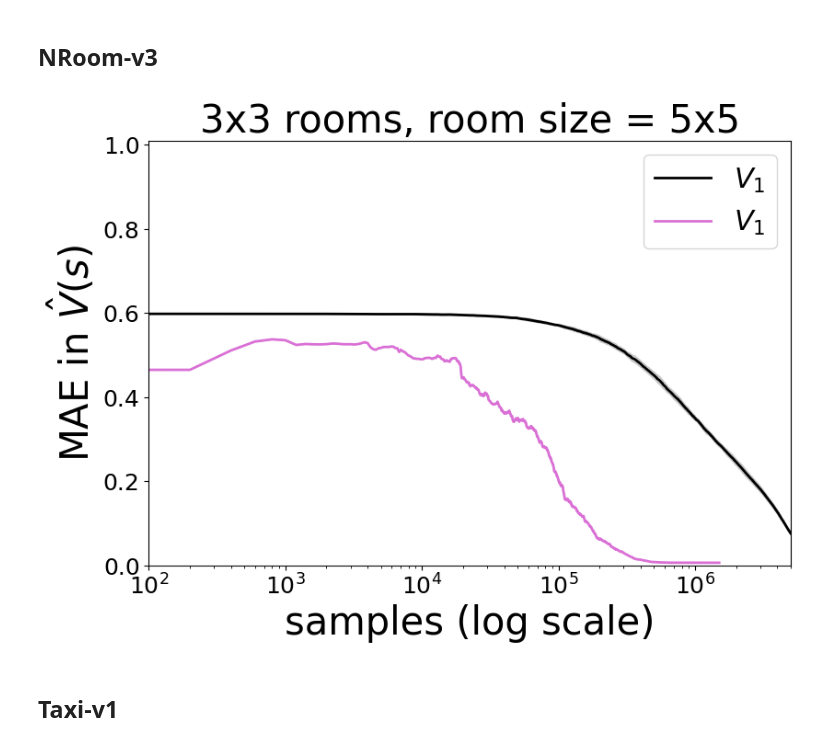
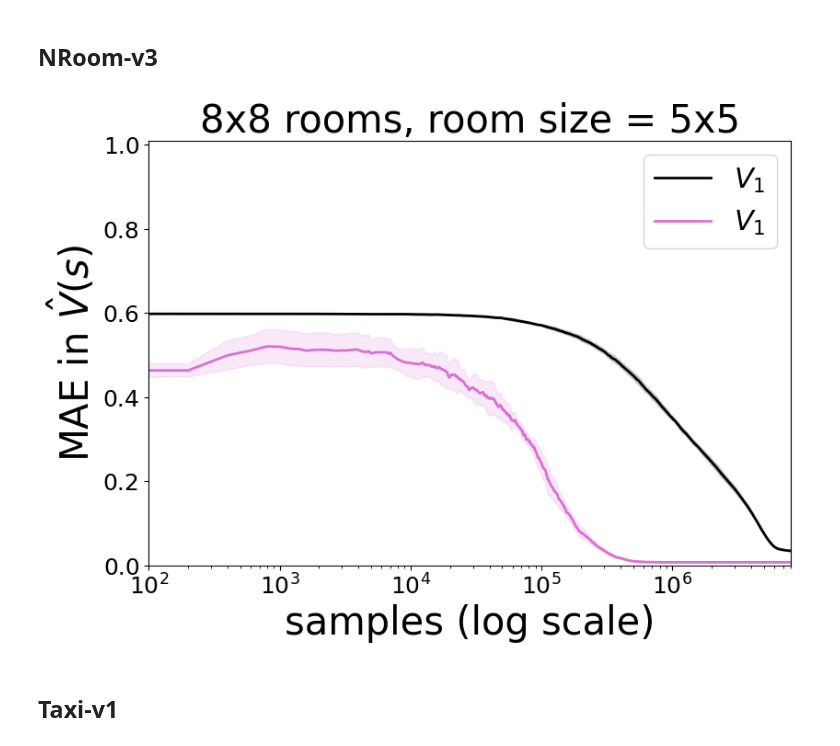
Before and after one commit to guillermoim/halmdps, a Jupyter notebook: notebooks/visualization.ipynb, the cells around one changed output. Saved outputs shown, nothing was run; the diff lists cells and outputs as text; code cells hidden in the pictures.

```diff
--- a/notebooks/visualization.ipynb
+++ b/notebooks/visualization.ipynb
@@ -126,45 +126,49 @@ X_LIM = 25
 df_flat = pd.read_csv(os.path.join(results_dir, "NRoom-v3-log-flat-train:MAE_z.csv"))
 flat_mean = df_flat.iloc[:, 1:].mean(axis=1)
 flat_std = df_flat.iloc[:, 1:].std(axis=1)
-steps = df_flat.step
+steps = df_flat.step.to_numpy()
 
 # FLAT
 df_h = pd.read_csv(os.path.join(results_dir, "NRoom-v3-log-hierarchical-train:MAE_exit_states.csv"))
-h_mean = df_h.iloc[:, 1:].mean(axis=1)
-h_std = df_h.iloc[:, 1:].std(axis=1)
-stepsh = df_h.step
+h_mean = df_h.iloc[:, 1:].to_numpy().mean(axis=1)
+h_std = df_h.iloc[:, 1:].to_numpy().std(axis=1)
+stepsh = df_h.step.to_numpy()
+
+stepsh = np.append(stepsh, steps[-1])
+h_mean = np.append(h_mean, h_mean[-1])
+h_std = np.append(h_std, h_std[-1])
 
 fig, ax = plt.subplots(1,1, figsize=(9, 6))
-ax.set_title(fr'3x3 rooms, room size = 5x5', **csfont)
+ax.set_title(fr'8x8 rooms, room size = 5x5', **csfont)
 
 # VERSION 1
 ax.plot(steps, flat_mean, linewidth=2, color='black', label='$V_1$')
 ax.fill_between(steps, flat_mean-flat_std, flat_mean+flat_std, color='black', alpha=alpha)
 # VERSION 2
 ax.plot(stepsh, h_mean , linewidth=2, color='orchid', label='$V_1$')
 ax.fill_between(stepsh, h_mean-h_std, h_mean+h_std, color='orchid', alpha=alpha)
 
 plt.ticklabel_format(style='sci', axis='x', scilimits=(0,0))
 
 legend = ['$V_1$']
 
 ax.legend(fontsize=22, loc=1)
 ax.set_ylim((0, 1.01))
 ax.set_xscale("log")
-ax.set_xlim((1e2, 5e6))
+ax.set_xlim((1e2, 8e6))
 
 
 ax.tick_params(axis='both', which='major', labelsize=18)
 ax.tick_params(axis='both', which='minor', labelsize=18)
 ax.xaxis.offsetText.set_fontsize(18)
 
 ax.set_ylabel('MAE in $\hat V(s)$', **hfont)
 ax.set_xlabel('samples (log scale)', **hfont)
 
-# plt.savefig('pictures/nrooms_3_3.pdf', bbox_inches='tight', dpi=500)
+plt.savefig('../results/pictures/nrooms_8_8.pdf', bbox_inches='tight', dpi=500)
 plt.show()
 # %% [output]
-[figure, old version]
+[figure, new version]
 # %% [markdown]
 ## Taxi-v1
 # %%
```
Also changed, not shown: 3 other files.
